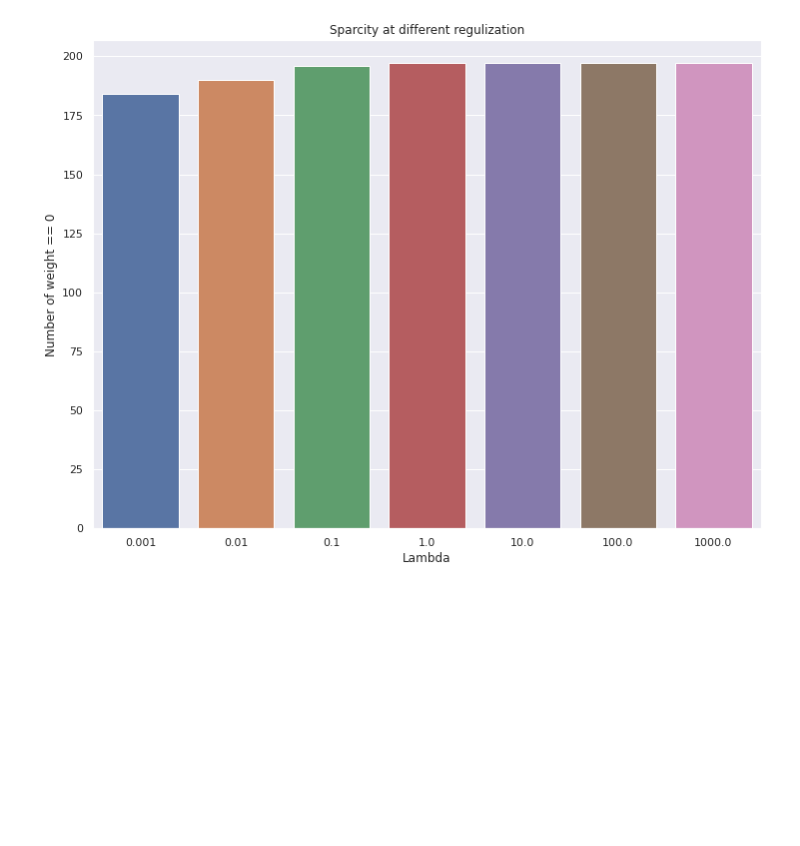
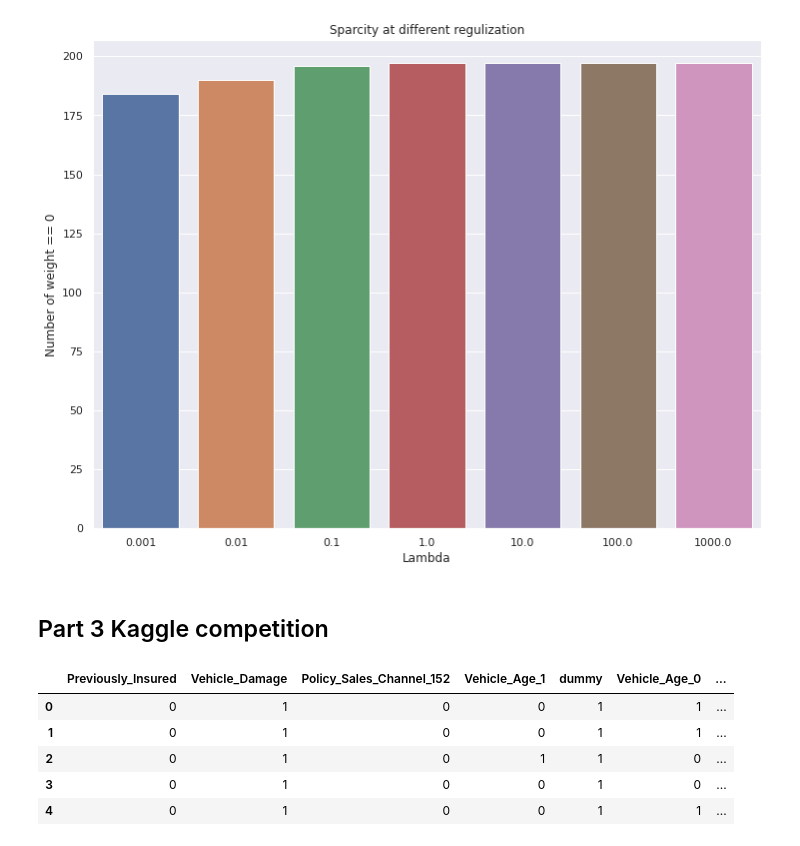
Before and after one commit to KingstonRainsworthCS/AI-534, a Jupyter notebook: IA2/IA2.ipynb, the cells around one changed output. Saved outputs shown, nothing was run; the diff lists cells and outputs as text; code cells hidden in the pictures; blank space fills up the shorter version.

```diff
--- a/IA2/IA2.ipynb
+++ b/IA2/IA2.ipynb
@@ -513,3 +515,31 @@ ax.set(xlabel='Lambda', ylabel='Number of weight == 0')
 plt.show()
 # %% [output]
 [figure]
+# %% [markdown]
+## Part 3 Kaggle competition
+# %%
+kaggleTrainingData = pd.concat([originalData, testData])
+# %%
+normalizeKaggleTrainingData = kaggleTrainingData.copy()[[
+    'Previously_Insured',
+    'Vehicle_Damage',
+    'Policy_Sales_Channel_152',
+    'Vehicle_Age_1',
+    'dummy',
+    'Vehicle_Age_0',
+    'Region_Code_28',
+    'Policy_Sales_Channel_26',
+    'Age',
+    'Policy_Sales_Channel_124',
+    'Response'
+]]
+
+normalizeKaggleTrainingData['Age'] = (normalizeKaggleTrainingData['Age'] - normalizeKaggleTrainingData['Age'].mean()) / normalizeKaggleTrainingData['Age'].std()
+normalizeKaggleTrainingData.head()
+# %% [output]
+|  | Previously_Insured | Vehicle_Damage | Policy_Sales_Channel_152 | Vehicle_Age_1 | dummy | Vehicle_Age_0 | ... |
+| 0 | 0 | 1 | 0 | 0 | 1 | 1 | ... |
+| 1 | 0 | 1 | 0 | 0 | 1 | 1 | ... |
+| 2 | 0 | 1 | 0 | 1 | 1 | 0 | ... |
+| 3 | 0 | 1 | 0 | 0 | 1 | 0 | ... |
+| 4 | 0 | 1 | 0 | 0 | 1 | 1 | ... |
```
Also changed, not shown: parts of 10 cells of this notebook, 5 other files.
